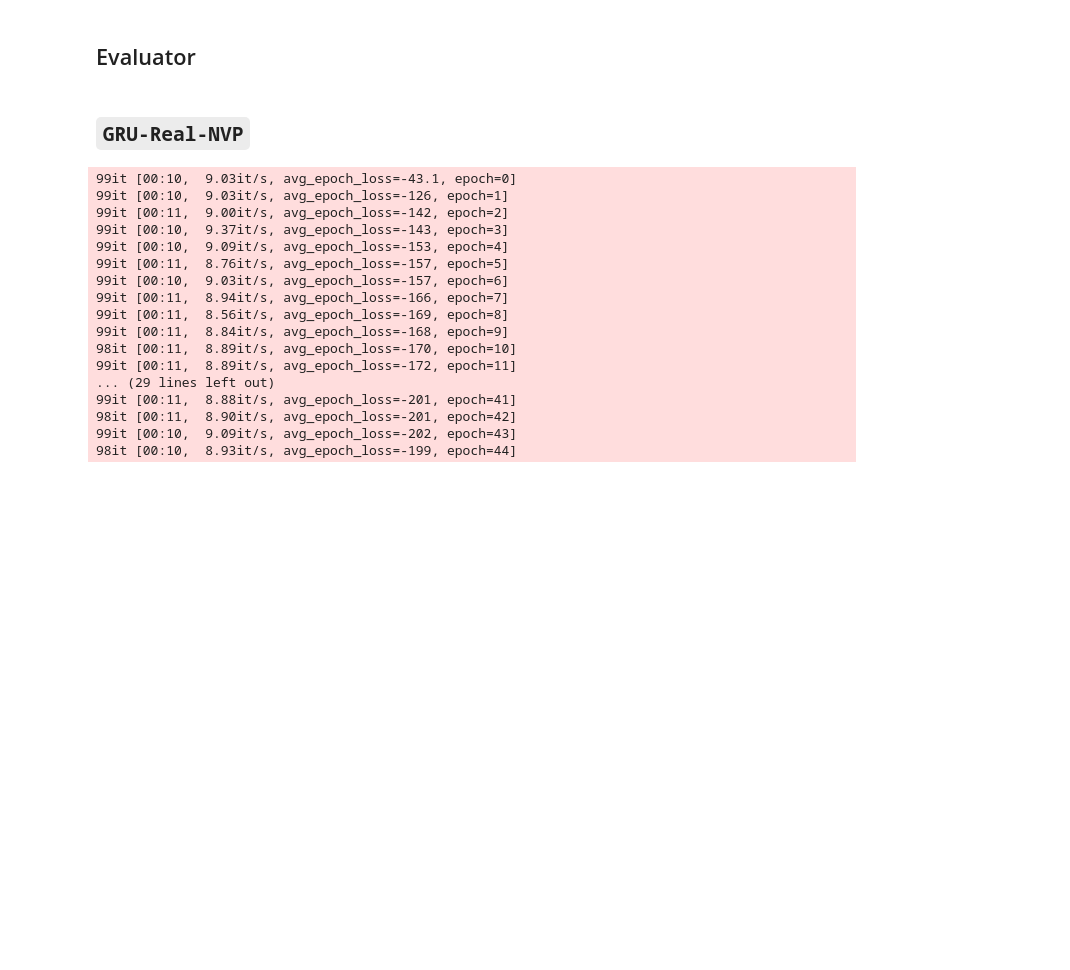
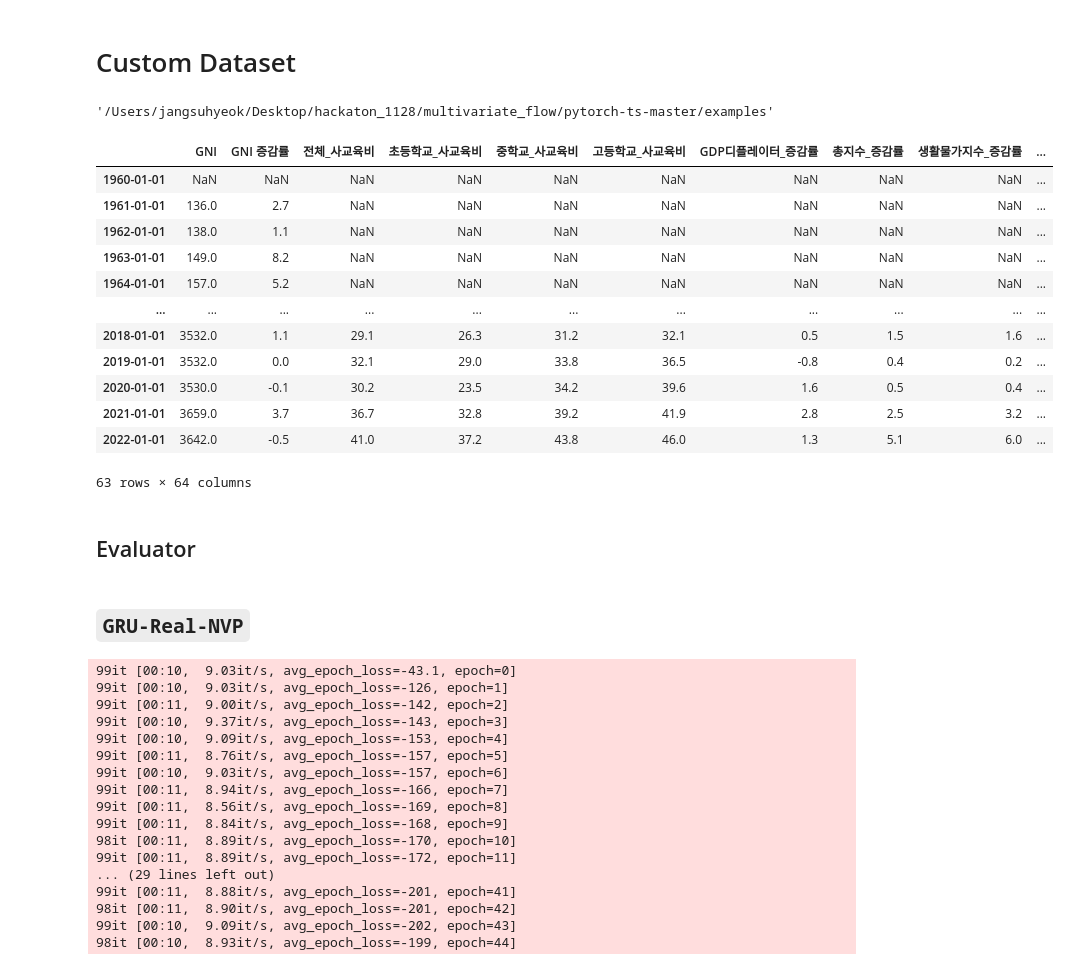
Before and after one commit to MinkyuRamen/2023KDS-HACKATHON, a Jupyter notebook: multivariate_flow/pytorch-ts-master/examples/Multivariate-Flow-Solar.ipynb, the cells around one changed output. Drawn from its saved outputs; the diff is of its cells as text; code cells hidden in the pictures; blank space fills up the shorter version.

```diff
--- a/multivariate_flow/pytorch-ts-master/examples/Multivariate-Flow-Solar.ipynb
+++ b/multivariate_flow/pytorch-ts-master/examples/Multivariate-Flow-Solar.ipynb
@@ -31,0 +67,26 @@ dataset_test = test_grouper(dataset.test)
+# %% [markdown]
+# Custom Dataset
+# %%
+import os
+os.getcwd()
+# %% [output]
+'/Users/jangsuhyeok/Desktop/hackaton_1128/multivariate_flow/pytorch-ts-master/examples'
+# %%
+import pickle
+with open("../../../preprocess_data/pickle_final.pkl", 'rb') as f:
+    df = pickle.load(f)
+df
+# %% [output]
+|  | GNI | GNI 증감률 | 전체_사교육비 | 초등학교_사교육비 | 중학교_사교육비 | 고등학교_사교육비 | GDP디플레이터_증감률 | 총지수_증감률 | 생활물가지수_증감률 | ... |
+| 1960-01-01 | NaN | NaN | NaN | NaN | NaN | NaN | NaN | NaN | NaN | ... |
+| 1961-01-01 | 136.0 | 2.7 | NaN | NaN | NaN | NaN | NaN | NaN | NaN | ... |
+| 1962-01-01 | 138.0 | 1.1 | NaN | NaN | NaN | NaN | NaN | NaN | NaN | ... |
+| 1963-01-01 | 149.0 | 8.2 | NaN | NaN | NaN | NaN | NaN | NaN | NaN | ... |
+| 1964-01-01 | 157.0 | 5.2 | NaN | NaN | NaN | NaN | NaN | NaN | NaN | ... |
+| ... | ... | ... | ... | ... | ... | ... | ... | ... | ... | ... |
+| 2018-01-01 | 3532.0 | 1.1 | 29.1 | 26.3 | 31.2 | 32.1 | 0.5 | 1.5 | 1.6 | ... |
+| 2019-01-01 | 3532.0 | 0.0 | 32.1 | 29.0 | 33.8 | 36.5 | -0.8 | 0.4 | 0.2 | ... |
+| 2020-01-01 | 3530.0 | -0.1 | 30.2 | 23.5 | 34.2 | 39.6 | 1.6 | 0.5 | 0.4 | ... |
+| 2021-01-01 | 3659.0 | 3.7 | 36.7 | 32.8 | 39.2 | 41.9 | 2.8 | 2.5 | 3.2 | ... |
+| 2022-01-01 | 3642.0 | -0.5 | 41.0 | 37.2 | 43.8 | 46.0 | 1.3 | 5.1 | 6.0 | ... |
+63 rows × 64 columns
```
Also changed, not shown: parts of 9 cells of this notebook, 1 other file.
